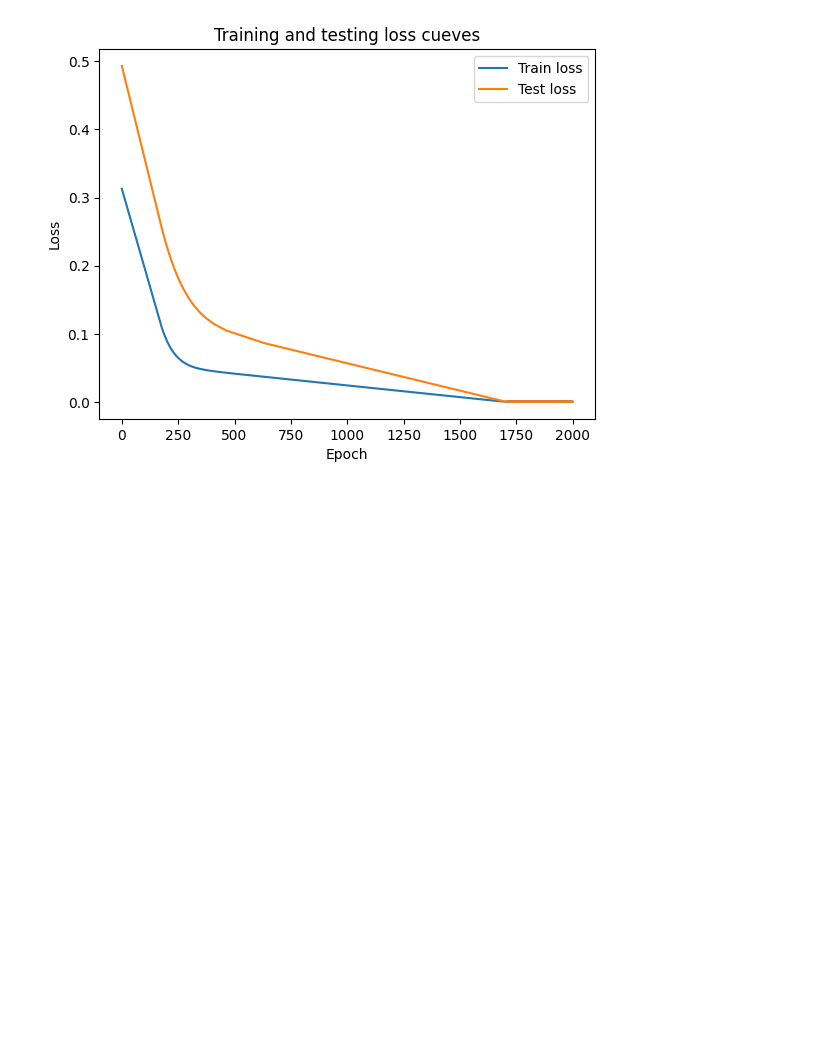
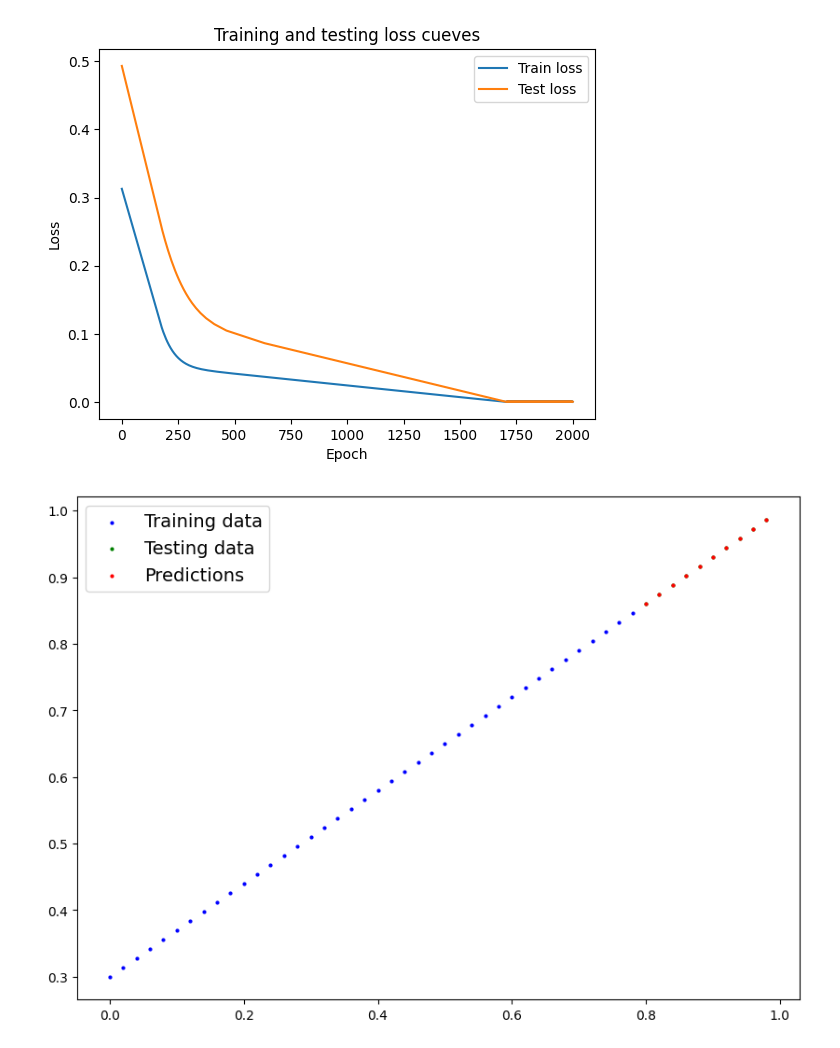
Before and after one commit to TheDodoDev/PyTorch-Notes, a Jupyter notebook: 01_PyTorch_Workflow_Notes.ipynb, the cells around one changed output. Drawn from its saved outputs; the diff is of its cells as text; code cells hidden in the pictures; blank space fills up the shorter version.

```diff
--- a/01_PyTorch_Workflow_Notes.ipynb
+++ b/01_PyTorch_Workflow_Notes.ipynb
@@ -312,3 +312,7 @@ plt.legend()
 # %% [output]
 <matplotlib.legend.Legend at 0x...>
 [figure]
+# %%
+plot_predictions(predictions=test_pred)
+# %% [output]
+[figure, added]
```
Also changed, not shown: parts of 6 cells of this notebook.
